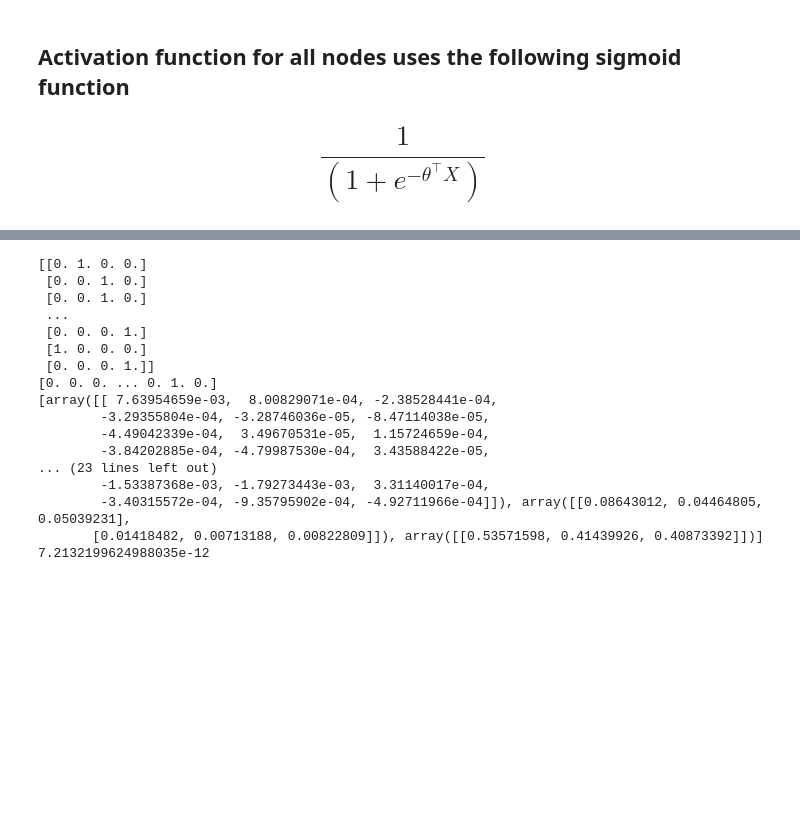
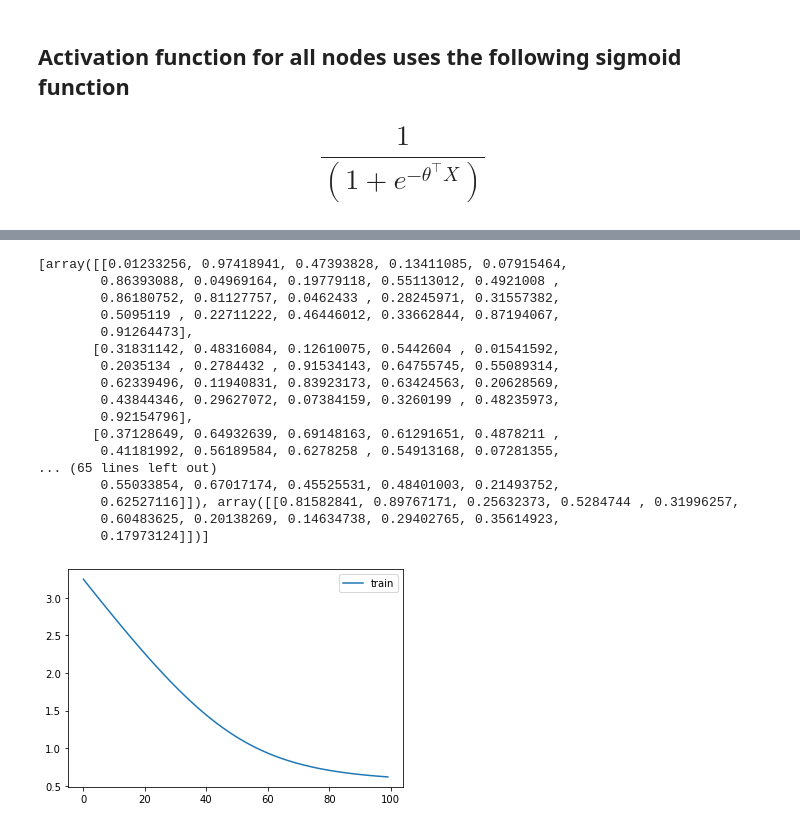
Before and after one commit to Davidyao99/machine-learning-basic, a Jupyter notebook: Neural Network.ipynb, the cells around one changed output, grey strips where cells are left out. Saved outputs shown, nothing was run; the diff lists cells and outputs as text; code cells hidden in the pictures; blank space fills up the shorter version.

```diff
--- a/Neural Network.ipynb
+++ b/Neural Network.ipynb
@@ -151,33 +267,34 @@ gradient_checking(train_x, train_y, [train_x.shape[1],2,2,1], 0.1)
 # %%
 df = pd.read_csv("data/mobile_price_classification_train.csv")
 train_x = df.loc[:, df.columns != "price_range"]
 train_y = df["price_range"]
 train_mean = train_x.mean(axis=0) # mean normalization
 train_std = train_x.std(axis=0)
 train_x = normalize(train_x,train_mean ,train_std).values
 train_y = train_y.values
 n_values = np.max(train_y) + 1
 train_y = np.eye(n_values)[train_y]
-print(train_y)
 train_y = train_y[:,0]
-print(train_y)
-gradient_checking(train_x, train_y.transpose(), [train_x.shape[1],2,2,1], 0.1)
-# weights = neural_network(train_x, train_y, [train_x.shape[1],4,4,1], 100, 0.1)
+train_y = train_y.reshape(1,len(train_y))
+train_y
+# gradient_checking(train_x, train_y, [train_x.shape[1],2,2,1], 0.1)
+weights = neural_network(train_x, train_y, [train_x.shape[1],10,10,1], 100, 0.01, 0)
 # %% [output]
-[[0. 1. 0. 0.]
- [0. 0. 1. 0.]
- [0. 0. 1. 0.]
- ...
- [0. 0. 0. 1.]
- [1. 0. 0. 0.]
- [0. 0. 0. 1.]]
-[0. 0. 0. ... 0. 1. 0.]
-[array([[ 7.63954659e-03,  8.00829071e-04, -2.38528441e-04,
-        -3.29355804e-04, -3.28746036e-05, -8.47114038e-05,
-        -4.49042339e-04,  3.49670531e-05,  1.15724659e-04,
-        -3.84202885e-04, -4.79987530e-04,  3.43588422e-05,
-... (23 lines left out)
-        -1.53387368e-03, -1.79273443e-03,  3.31140017e-04,
-        -3.40315572e-04, -9.35795902e-04, -4.92711966e-04]]), array([[0.08643012, 0.04464805, 0.05039231],
-       [0.01418482, 0.00713188, 0.00822809]]), array([[0.53571598, 0.41439926, 0.40873392]])]
-7.2132199624988035e-12
+[array([[0.01233256, 0.97418941, 0.47393828, 0.13411085, 0.07915464,
+        0.86393088, 0.04969164, 0.19779118, 0.55113012, 0.4921008 ,
+        0.86180752, 0.81127757, 0.0462433 , 0.28245971, 0.31557382,
+        0.5095119 , 0.22711222, 0.46446012, 0.33662844, 0.87194067,
+        0.91264473],
+       [0.31831142, 0.48316084, 0.12610075, 0.5442604 , 0.01541592,
+        0.2035134 , 0.2784432 , 0.91534143, 0.64755745, 0.55089314,
+        0.62339496, 0.11940831, 0.83923173, 0.63424563, 0.20628569,
+        0.43844346, 0.29627072, 0.07384159, 0.3260199 , 0.48235973,
+        0.92154796],
+       [0.37128649, 0.64932639, 0.69148163, 0.61291651, 0.4878211 ,
+        0.41181992, 0.56189584, 0.6278258 , 0.54913168, 0.07281355,
+... (65 lines left out)
+        0.55033854, 0.67017174, 0.45525531, 0.48401003, 0.21493752,
+        0.62527116]]), array([[0.81582841, 0.89767171, 0.25632373, 0.5284744 , 0.31996257,
+        0.60483625, 0.20138269, 0.14634738, 0.29402765, 0.35614923,
+        0.17973124]])]
+[figure, added]
```
Also changed, not shown: parts of 16 cells of this notebook.
